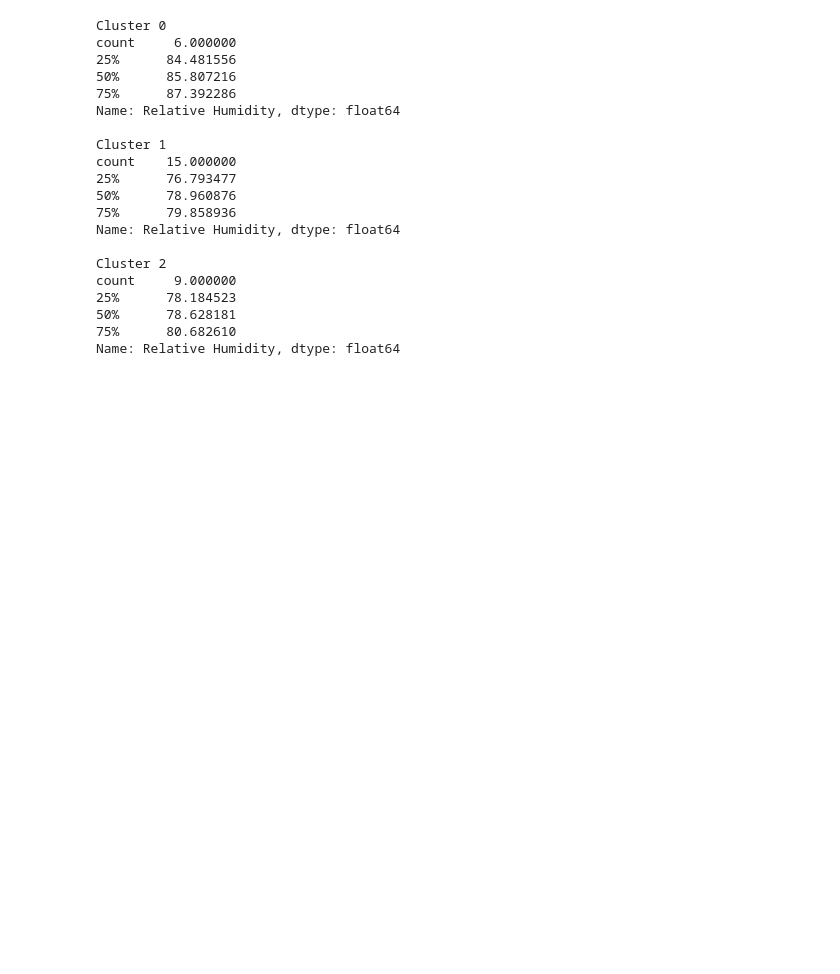
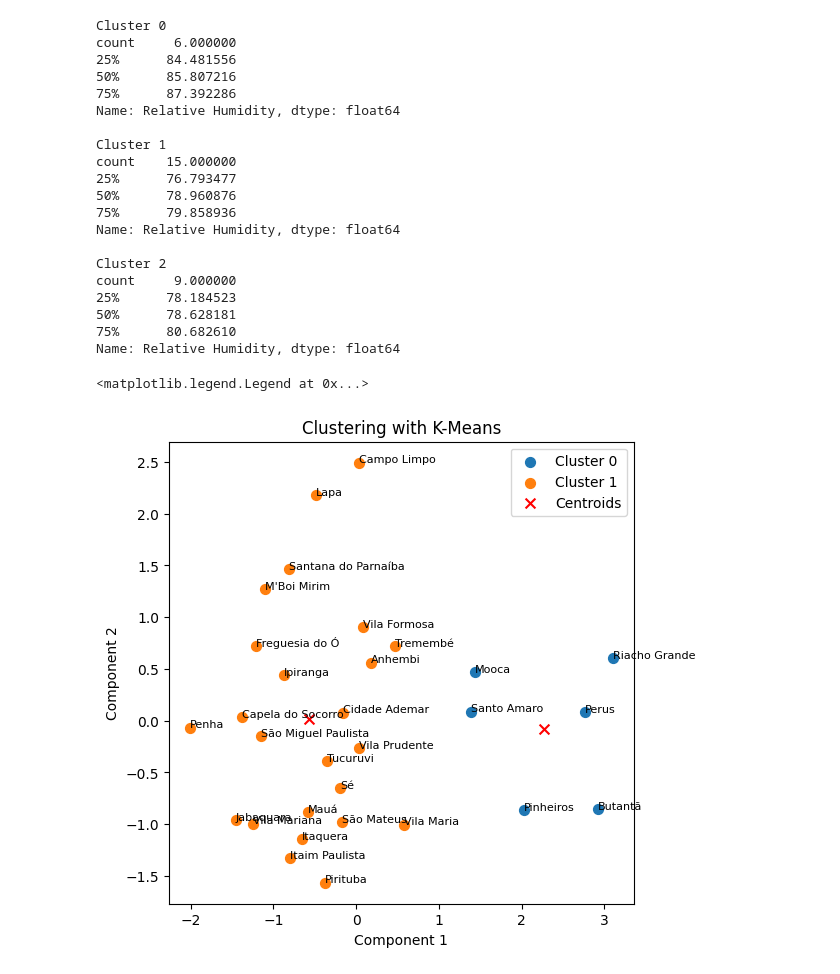
Before and after one commit to plbalmeida/ml-uhi, a Jupyter notebook: notebooks/2.0-eda.ipynb, the cells around one changed output. Saved outputs shown, nothing was run; the diff lists cells and outputs as text; code cells hidden in the pictures; blank space fills up the shorter version.

Commit message:
analysing 2 clusters

```diff
--- a/notebooks/2.0-eda.ipynb
+++ b/notebooks/2.0-eda.ipynb
@@ -305,3 +305,34 @@ count     9.000000
 50%      78.628181
 75%      80.682610
 Name: Relative Humidity, dtype: float64
+# %%
+# Clusterizar os dados com o número de clusters escolhido
+k = 2  # Número de clusters escolhido
+kmeans = KMeans(n_clusters=k, init='k-means++', max_iter=300, n_init=10, random_state=0)
+y_kmeans = kmeans.fit_predict(X_pca)
+
+kmeans_output = pd.DataFrame(
+    data=X_pca,
+    index=df_grouped.index
+    )
+
+kmeans_output["cluster"] = y_kmeans
+
+# Plotar os clusters encontrados
+plt.subplots(figsize=(6, 6))
+plt.scatter(kmeans_output[kmeans_output.cluster == 0][0], kmeans_output[kmeans_output.cluster == 0][1], s=50, label='Cluster 0')
+plt.scatter(kmeans_output[kmeans_output.cluster == 1][0], kmeans_output[kmeans_output.cluster == 1][1], s=50, label='Cluster 1')
+# plt.scatter(kmeans_output[kmeans_output.cluster == 2][0], kmeans_output[kmeans_output.cluster == 2][1], s=50, label='Cluster 2')
+# plt.scatter(X_pca[y_kmeans == 3, 0], X_pca[y_kmeans == 3, 1], s=100, c='purple', label='Cluster 4')
+
+for idx, row in kmeans_output.iterrows():
+    plt.text(row[0], row[1], idx, size=8)
+
+plt.scatter(kmeans.cluster_centers_[:, 0], kmeans.cluster_centers_[:, 1], s=50, c='red', label='Centroids', marker="x")
+plt.xlabel('Component 1')
+plt.ylabel('Component 2')
+plt.title('Clustering with K-Means')
+plt.legend(prop={'size': 10})
+# %% [output]
+<matplotlib.legend.Legend at 0x...>
+[figure, added]
```
Also changed, not shown: parts of 3 cells of this notebook.
